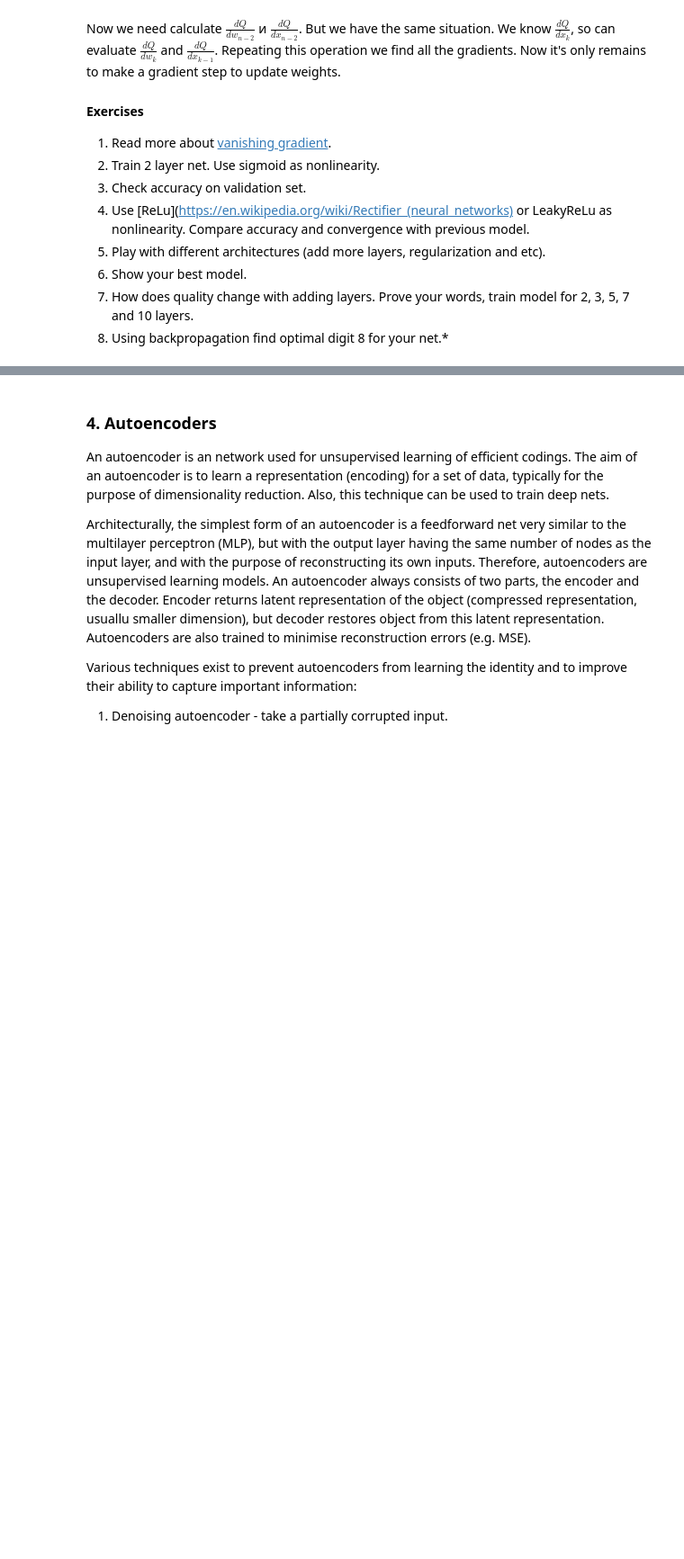
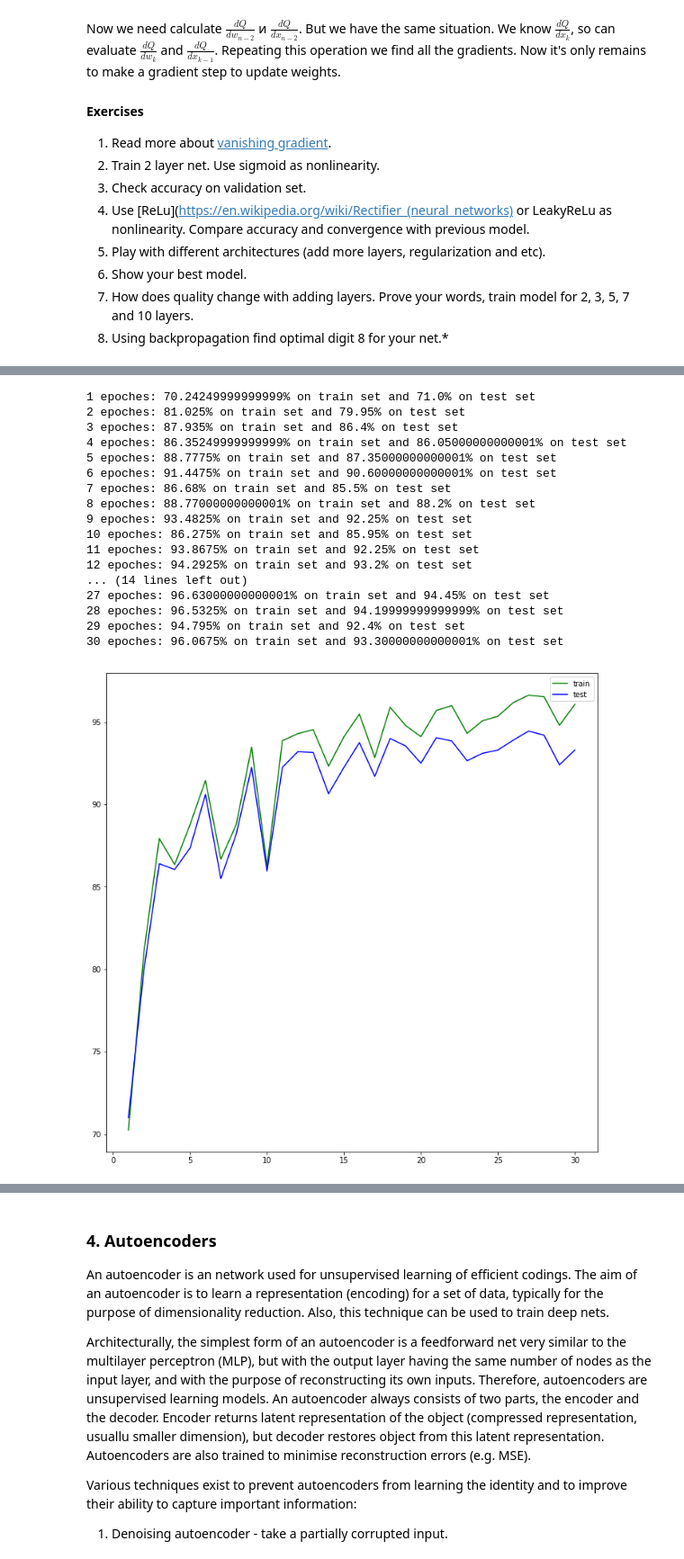
Before and after one commit to dgradoboev/Sonia, a Jupyter notebook: labs/lab-2.ipynb, the cells around one changed output, grey strips where cells are left out. Shown at 90% size. Saved outputs shown, nothing was run; the diff lists cells and outputs as text; code cells hidden in the pictures; blank space fills up the shorter version.

```diff
--- a/labs/lab-2.ipynb
+++ b/labs/lab-2.ipynb
@@ -290,0 +410,61 @@ Now we need calculate $\frac{dQ}{dw_{n-2}}$ и $\frac{dQ}{dx_{n-2}}$. But we hav
+# %%
+class RELUNet(nn.Module):
+    def __init__(self):
+        super(RELUNet, self).__init__()
+        self.fc1 = nn.Linear(784, 100)
+        self.fc2 = nn.Linear(100, 10)
+    def forward(self, x):
+        x = F.leaky_relu(self.fc1(x))
+        x = self.fc2(x)
+        return x
+# %%
+model = RELUNet();
+torch.nn.init.constant_(model.fc1.weight, 0)
+optimizer = optim.SGD(model.parameters(), lr=0.01)
+trainPath = []
+testPath = []
+for e in range(1, 31):
+    weights = LTrain(e, trainData, trainRes)
+    testC = 0
+    trainC = 0
+    tmp = model(torch.from_numpy(testData).float())
+    _, testPred = torch.max(tmp, 1)
+    testPred = testPred.numpy()
+    tmp = model(torch.from_numpy(trainData).float())
+    _, trainPred = torch.max(tmp, 1)
+    trainPred = trainPred.numpy()
+    for i in range(len(testRes)):
+        if testRes[i] == testPred[i]:
+            testC += 1
+    for i in range(len(trainRes)):
+        if trainRes[i] == trainPred[i]:
+            trainC += 1
+    trainPath.append(trainC/len(trainRes)*100)
+    testPath.append(testC/len(testRes)*100)
+    print(e, ' epoches: ', trainC/len(trainRes)*100, '% on train set and ', testC/len(testRes)*100, '% on test set', sep='')
+plt.figure(figsize=(12,12))
+trainPath = np.asarray(trainPath)
+testPath = np.asarray(testPath)
+plt.plot(range(1, 31), trainPath, color="green", label="train")
+plt.plot(range(1, 31), testPath, color="blue", label="test")
+plt.legend()
+plt.show()
+# %% [output]
+1 epoches: 70.24249999999999% on train set and 71.0% on test set
+2 epoches: 81.025% on train set and 79.95% on test set
+3 epoches: 87.935% on train set and 86.4% on test set
+4 epoches: 86.35249999999999% on train set and 86.05000000000001% on test set
+5 epoches: 88.7775% on train set and 87.35000000000001% on test set
+6 epoches: 91.4475% on train set and 90.60000000000001% on test set
+7 epoches: 86.68% on train set and 85.5% on test set
+8 epoches: 88.77000000000001% on train set and 88.2% on test set
+9 epoches: 93.4825% on train set and 92.25% on test set
+10 epoches: 86.275% on train set and 85.95% on test set
+11 epoches: 93.8675% on train set and 92.25% on test set
+12 epoches: 94.2925% on train set and 93.2% on test set
+... (14 lines left out)
+27 epoches: 96.63000000000001% on train set and 94.45% on test set
+28 epoches: 96.5325% on train set and 94.19999999999999% on test set
+29 epoches: 94.795% on train set and 92.4% on test set
+30 epoches: 96.0675% on train set and 93.30000000000001% on test set
+[figure, added]
```
Also changed, not shown: parts of 26 cells of this notebook.
